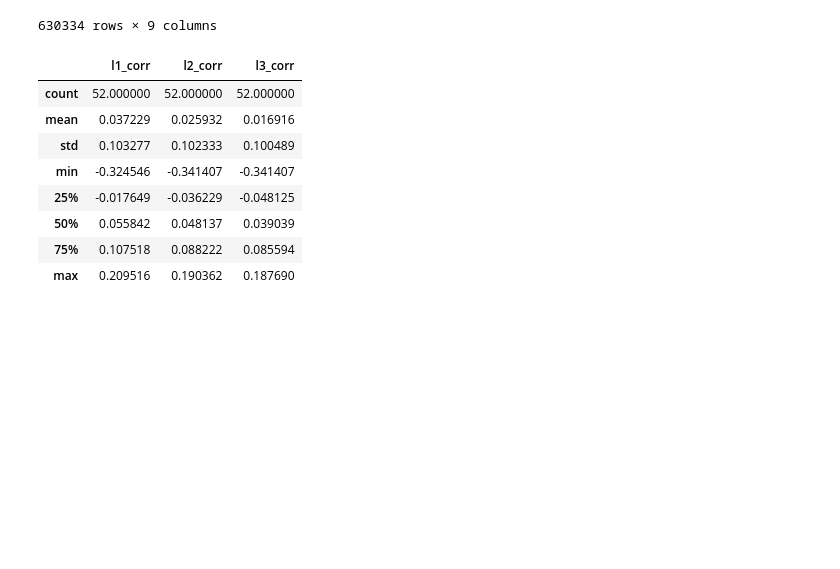
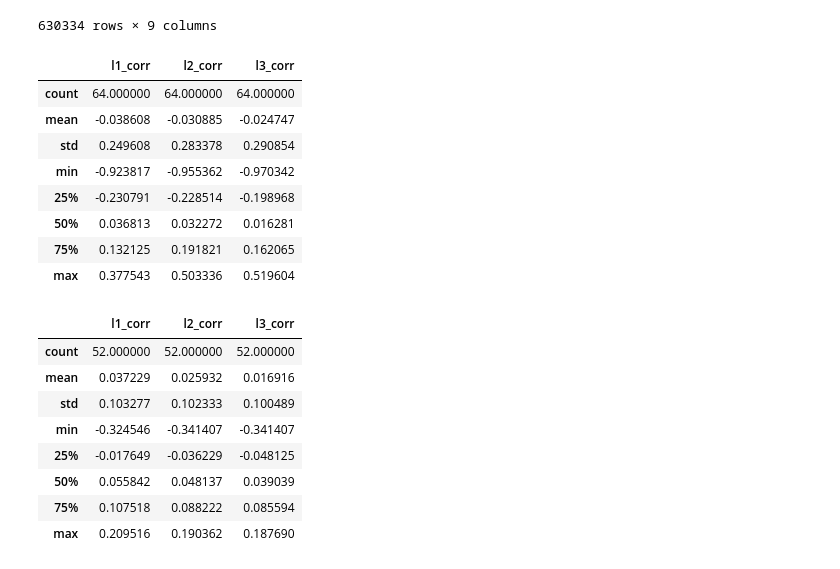
Before and after one commit to ijamil1/kalshi_mm, a Jupyter notebook: exploring_order_book_indicators_predictive_powers.ipynb, the cells around one changed output. Drawn from its saved outputs; the diff is of its cells as text; code cells hidden in the pictures; blank space fills up the shorter version.

Commit message:
developing idea to investigate orderbook flow imbalance as a predictor

```diff
--- a/exploring_order_book_indicators_predictive_powers.ipynb
+++ b/exploring_order_book_indicators_predictive_powers.ipynb
@@ -242,9 +238,77 @@ data
 | 630332 | 44 | 56.0 | 0.904762 | 0.023256 | 0.393258 | 0.207101 | INX-24JAN30-B4937 | 2024-01-30 20:58:27.113571 | 50.0 |
 | 630333 | 44 | 56.0 | 0.904762 | 0.023256 | 0.393258 | 0.207101 | INX-24JAN30-B4937 | 2024-01-30 20:58:27.114656 | 50.0 |
 630334 rows × 9 columns
+# %%
+data['date'] = data.apply(lambda x: date(x['timestamp'].year, x['timestamp'].month, x['timestamp'].day), axis=1)
+data['hour'] = data.apply(lambda x: x['timestamp'].hour, axis=1)
+data['minute'] = data.apply(lambda x: x['timestamp'].minute, axis=1)
+data['seconds'] = data.apply(lambda x: x['timestamp'].second, axis=1)
 # %%
 tickers = list(data['ticker'].unique()) #unique tickers in data df
 gpo = data.groupby('ticker') #groupby object of data df on ticker
+# %%
+'''
+After specifying an interval in seconds, x, this code, for each ticker, finds the correlation betweeen L1, 2, and 3
+orderbook imbalance values and the first delta related to the ticker's midprice return after >= x seconds pass.
+The data is stored in a dataframe and described
+'''
+
+corr_dict = {'ticker': [], 'l1_corr': [], 'l2_corr': [], 'l3_corr': []}
+for ticker in tickers:
+    group = gpo.get_group(ticker)
+    group = group.reset_index(drop=True)
+    prev_ts = None
+    prev_idx = None
+    if group.shape[0] < 200:
+        continue
+
+    rtns = []
+    l1_obis = []
+    l2_obis = []
+    l3_obis = []
+    for idx, row in group.iterrows():
+        if idx == 0:
+            prev_ts = row['timestamp'].to_pydatetime()
+            prev_idx = idx
+        else:
+            cur_ts = row['timestamp'].to_pydatetime()
+            if (cur_ts - prev_ts).seconds > 120:
+                cur_midprice = row['midprice']
+                prev_midprice = group.iloc[prev_idx]['midprice']
+                ret = (cur_midprice-prev_midprice)/prev_midprice
+                prev_l1_obi = group.iloc[prev_idx]['obi_l1']
+                prev_l2_obi = group.iloc[prev_idx]['obi_l2']
+                prev_l3_obi = group.iloc[prev_idx]['obi_l3']
+
+                rtns.append(ret)
+                l1_obis.append(prev_l1_obi)
+                l2_obis.append(prev_l2_obi)
+                l3_obis.append(prev_l3_obi)
+
+                prev_ts = cur_ts
+                prev_idx = idx
+
+    l1_corr = np.corrcoef(rtns, l1_obis)[0,1]
+    l2_corr = np.corrcoef(rtns, l2_obis)[0,1]
+    l3_corr = np.corrcoef(rtns, l3_obis)[0,1]
+    corr_dict['ticker'].append(ticker)
+    corr_dict['l1_corr'].append(l1_corr)
+    corr_dict['l2_corr'].append(l2_corr)
+    corr_dict['l3_corr'].append(l3_corr)
+
+
+corr_df = pd.DataFrame(data=corr_dict)
+corr_df.describe()
+# %% [output]
+|  | l1_corr | l2_corr | l3_corr |
+| count | 64.000000 | 64.000000 | 64.000000 |
+| mean | -0.038608 | -0.030885 | -0.024747 |
+| std | 0.249608 | 0.283378 | 0.290854 |
+| min | -0.923817 | -0.955362 | -0.970342 |
+| 25% | -0.230791 | -0.228514 | -0.198968 |
+| 50% | 0.036813 | 0.032272 | 0.016281 |
+| 75% | 0.132125 | 0.191821 | 0.162065 |
+| max | 0.377543 | 0.503336 | 0.519604 |
 # %%
 '''
 After specifying a lookahead period, this code, for each ticker, finds the correlation betweeen L1, 2, and 3
```
Also changed, not shown: parts of 3 cells of this notebook.
